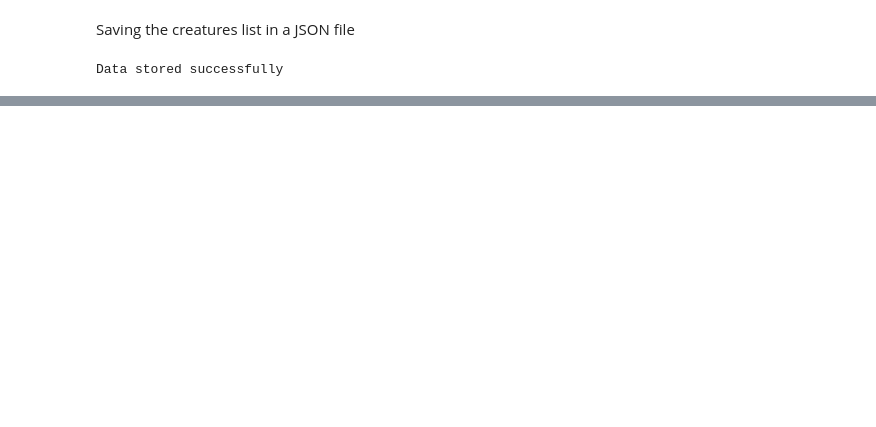
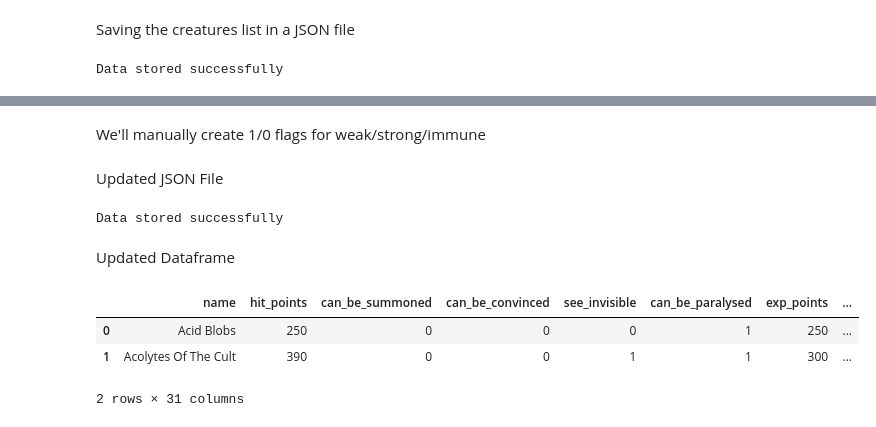
Before and after one commit to jpgsamu/jpgsamu-study-2024-pt1, a Jupyter notebook: get_monsters.ipynb, the cells around one changed output, grey strips where cells are left out. Drawn from its saved outputs; the diff is of its cells as text; code cells hidden in the pictures; blank space fills up the shorter version.

```diff
--- a/get_monsters.ipynb
+++ b/get_monsters.ipynb
@@ -136,0 +128,2 @@ creatures_df
+# %% [markdown]
+We'll manually create 1/0 flags for weak/strong/immune
@@ -136,0 +176,20 @@ creatures_df
+# %% [markdown]
+Updated JSON File
+# %%
+
+with open("creatures_data_v2.json", "w", encoding = 'utf-8') as file:
+    json.dump(creatures_list, file, ensure_ascii = 'False', indent = 2)
+
+print("Data stored successfully")
+# %% [output]
+Data stored successfully
+# %% [markdown]
+Updated Dataframe
+# %%
+creatures_df = pd.read_json("creatures_data_v2.json")
+creatures_df.head(2)
+# %% [output]
+|  | name | hit_points | can_be_summoned | can_be_convinced | see_invisible | can_be_paralysed | exp_points | ... |
+| 0 | Acid Blobs | 250 | 0 | 0 | 0 | 1 | 250 | ... |
+| 1 | Acolytes Of The Cult | 390 | 0 | 0 | 1 | 1 | 300 | ... |
+2 rows × 31 columns
```
Also changed, not shown: parts of 6 cells of this notebook, 2 other files.
